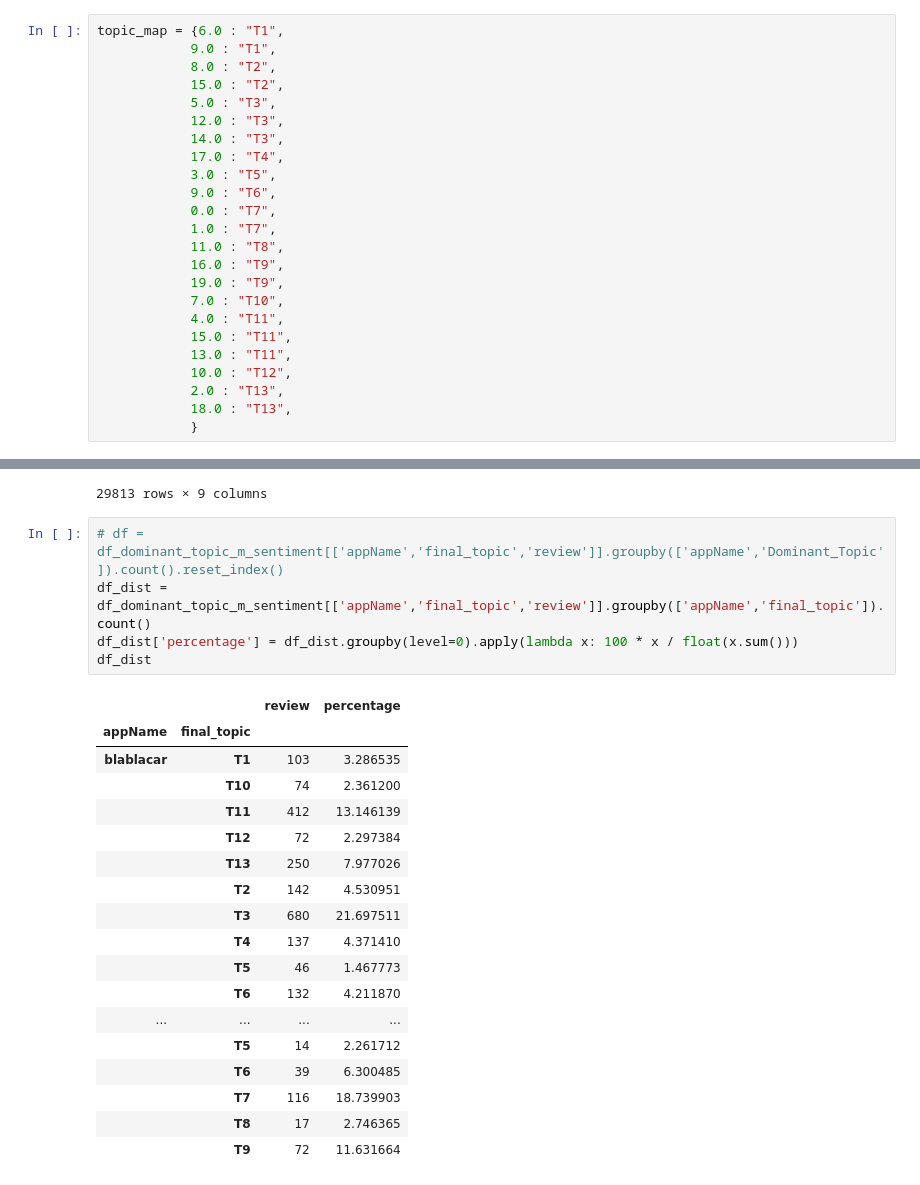
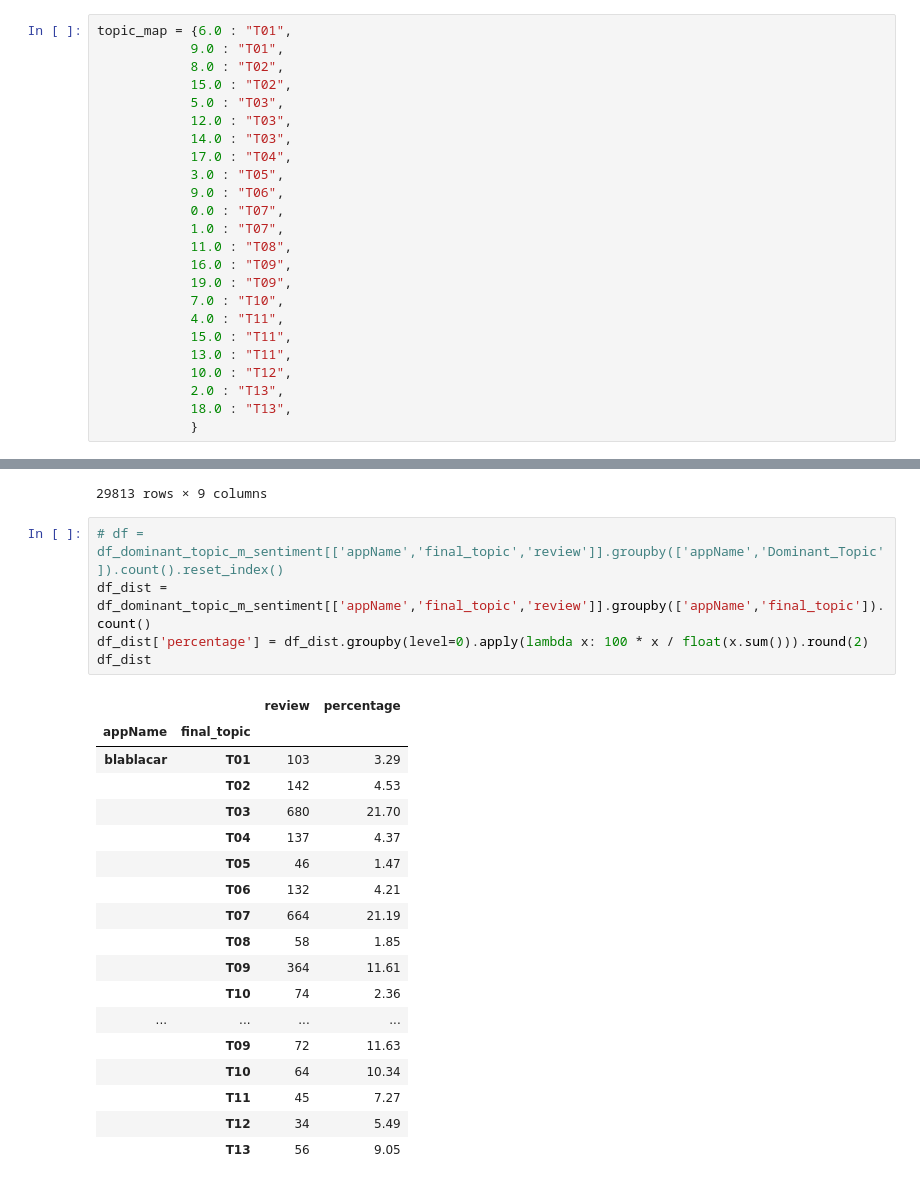
Before and after one commit to enliktjioe/master-thesis-2021, a Jupyter notebook: notebooks/LDA_Mallet_ALL_P3_ResultAnalysis.ipynb, the cells around one changed output, grey strips where cells are left out. Drawn from its saved outputs; the diff is of its cells as text.

```diff
--- a/notebooks/LDA_Mallet_ALL_P3_ResultAnalysis.ipynb
+++ b/notebooks/LDA_Mallet_ALL_P3_ResultAnalysis.ipynb
@@ -279,21 +279,21 @@ df_dominant_topic_m_sentiment
 # %% [markdown]
 ### Mapping
 # %%
-topic_map = {6.0 : "T1",
-            9.0 : "T1",
-            8.0 : "T2",
-            15.0 : "T2",
-            5.0 : "T3",
-            12.0 : "T3",
-            14.0 : "T3",
-            17.0 : "T4",
-            3.0 : "T5",
-            9.0 : "T6",
-            0.0 : "T7",
-            1.0 : "T7",
-            11.0 : "T8",
-            16.0 : "T9",
-            19.0 : "T9",
+topic_map = {6.0 : "T01",
+            9.0 : "T01",
+            8.0 : "T02",
+            15.0 : "T02",
+            5.0 : "T03",
+            12.0 : "T03",
+            14.0 : "T03",
+            17.0 : "T04",
+            3.0 : "T05",
+            9.0 : "T06",
+            0.0 : "T07",
+            1.0 : "T07",
+            11.0 : "T08",
+            16.0 : "T09",
+            19.0 : "T09",
             7.0 : "T10",
             4.0 : "T11",
             15.0 : "T11",
@@ -323,24 +323,24 @@ df_dominant_topic_m_sentiment
 # %%
 # df = df_dominant_topic_m_sentiment[['appName','final_topic','review']].groupby(['appName','Dominant_Topic']).count().reset_index()
 df_dist = df_dominant_topic_m_sentiment[['appName','final_topic','review']].groupby(['appName','final_topic']).count()
-df_dist['percentage'] = df_dist.groupby(level=0).apply(lambda x: 100 * x / float(x.sum()))
+df_dist['percentage'] = df_dist.groupby(level=0).apply(lambda x: 100 * x / float(x.sum())).round(2)
 df_dist
 # %% [output]
 |  |  | review | percentage |
 | appName | final_topic |  |  |
-| blablacar | T1 | 103 | 3.286535 |
-|  | T10 | 74 | 2.361200 |
-|  | T11 | 412 | 13.146139 |
-|  | T12 | 72 | 2.297384 |
-|  | T13 | 250 | 7.977026 |
-|  | T2 | 142 | 4.530951 |
-|  | T3 | 680 | 21.697511 |
-|  | T4 | 137 | 4.371410 |
-|  | T5 | 46 | 1.467773 |
-|  | T6 | 132 | 4.211870 |
+| blablacar | T01 | 103 | 3.29 |
+|  | T02 | 142 | 4.53 |
+|  | T03 | 680 | 21.70 |
+|  | T04 | 137 | 4.37 |
+|  | T05 | 46 | 1.47 |
+|  | T06 | 132 | 4.21 |
+|  | T07 | 664 | 21.19 |
+|  | T08 | 58 | 1.85 |
+|  | T09 | 364 | 11.61 |
+|  | T10 | 74 | 2.36 |
 | ... | ... | ... | ... |
-|  | T5 | 14 | 2.261712 |
-|  | T6 | 39 | 6.300485 |
-|  | T7 | 116 | 18.739903 |
-|  | T8 | 17 | 2.746365 |
-|  | T9 | 72 | 11.631664 |
+|  | T09 | 72 | 11.63 |
+|  | T10 | 64 | 10.34 |
+|  | T11 | 45 | 7.27 |
+|  | T12 | 34 | 5.49 |
+|  | T13 | 56 | 9.05 |
```
Also changed, not shown: parts of 3 cells of this notebook.
